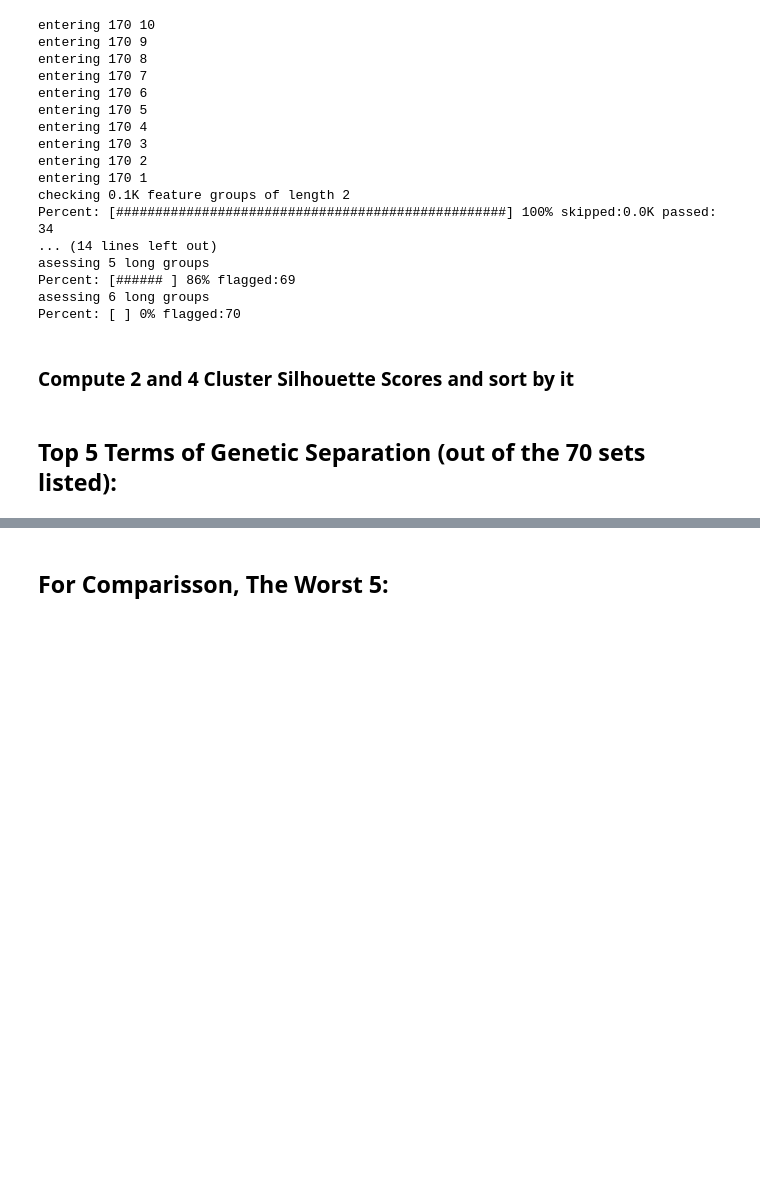
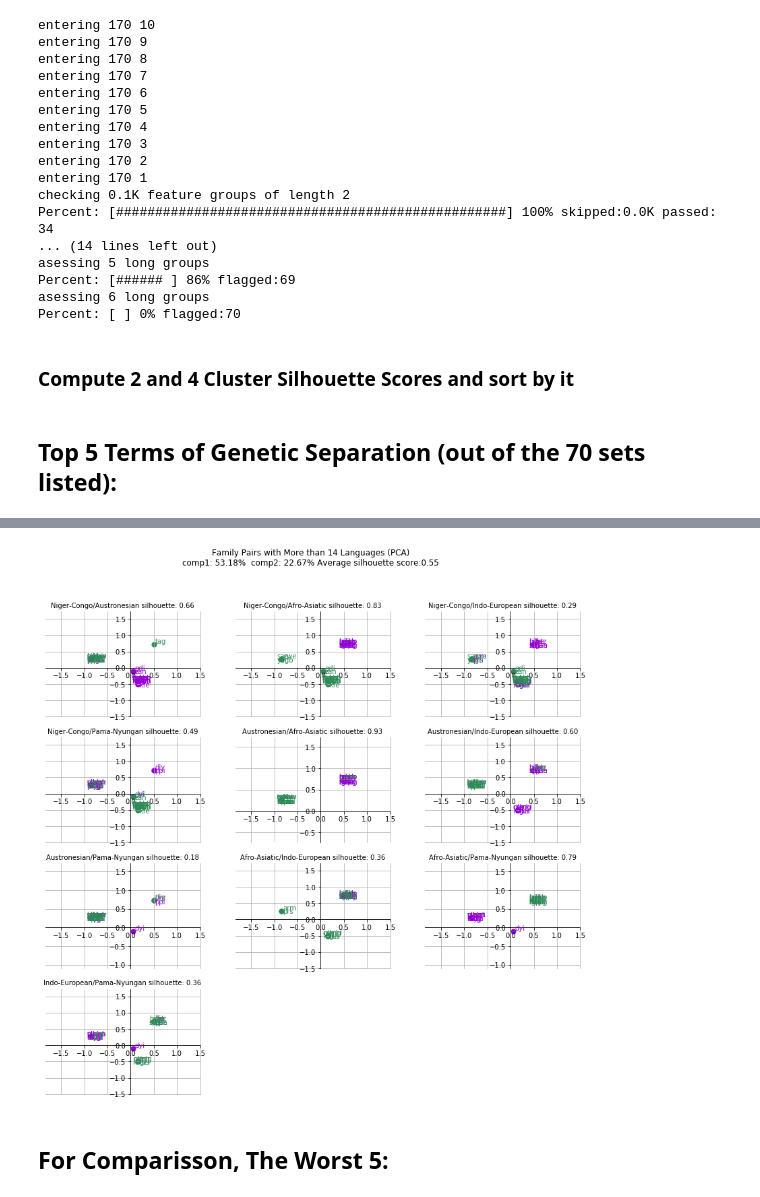
Before and after one commit to ilay32/wals-project, a Jupyter notebook: case-gender.ipynb, the cells around one changed output, grey strips where cells are left out. Drawn from its saved outputs; the diff is of its cells as text; code cells hidden in the pictures; blank space fills up the shorter version.

```diff
--- a/case-gender.ipynb
+++ b/case-gender.ipynb
@@ -88,3 +202,7 @@ genetic-4: 0.25 (8 PCs)
+# %%
+test.plot_multifam()
+# %% [output]
+[figure, added]
 # %% [markdown]
 ## For Comparisson, The Worst 5:
 # %%
```
Also changed, not shown: parts of 7 cells of this notebook.
